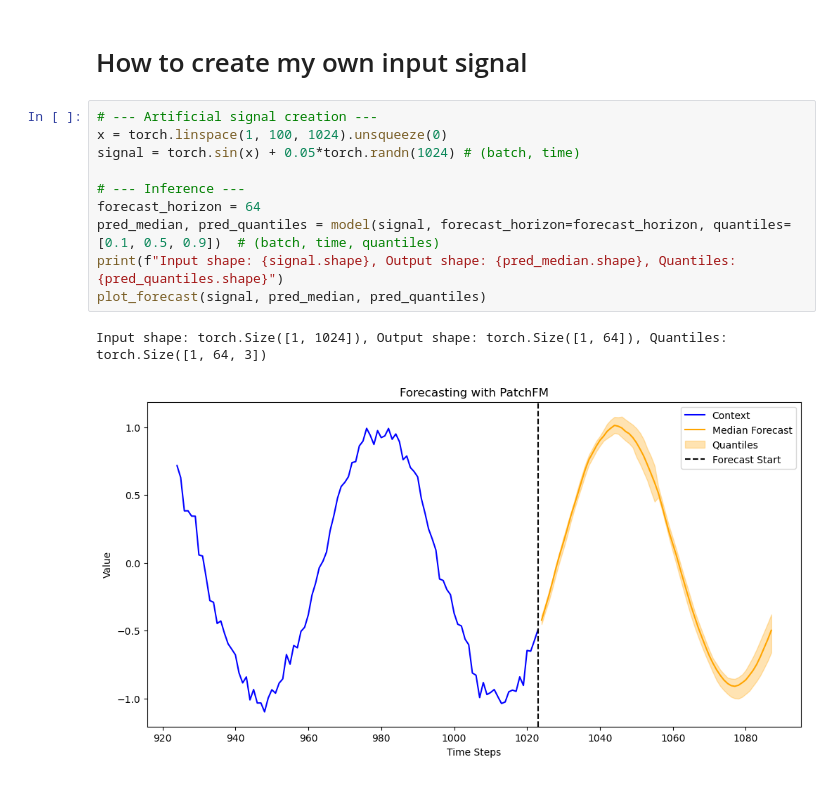
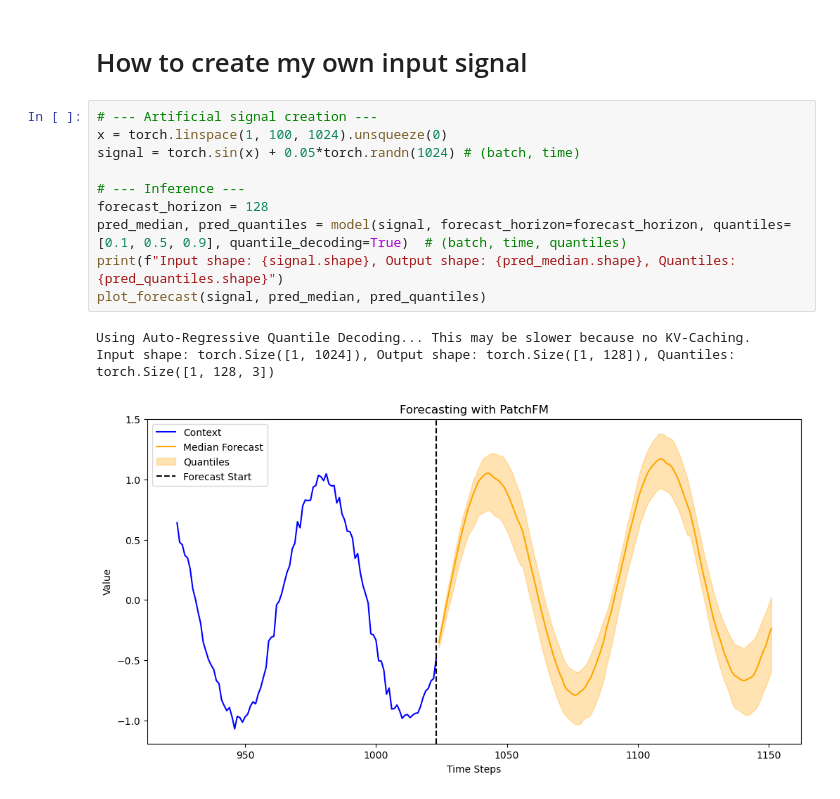
Before and after one commit to vilhess/PatchFM, a Jupyter notebook: notebooks/tutorial.ipynb, the cells around one changed output. Saved outputs shown, nothing was run; the diff lists cells and outputs as text.

Commit message:
quantiledecoding

```diff
--- a/notebooks/tutorial.ipynb
+++ b/notebooks/tutorial.ipynb
@@ -55,13 +55,14 @@ Context shape: (1024,), Target shape: (64,)
 # %%
 # --- Artificial signal creation ---
 x = torch.linspace(1, 100, 1024).unsqueeze(0)
 signal = torch.sin(x) + 0.05*torch.randn(1024) # (batch, time)
 
 # --- Inference ---
-forecast_horizon = 64
-pred_median, pred_quantiles = model(signal, forecast_horizon=forecast_horizon, quantiles=[0.1, 0.5, 0.9])  # (batch, time, quantiles)
+forecast_horizon = 128
+pred_median, pred_quantiles = model(signal, forecast_horizon=forecast_horizon, quantiles=[0.1, 0.5, 0.9], quantile_decoding=True)  # (batch, time, quantiles)
 print(f"Input shape: {signal.shape}, Output shape: {pred_median.shape}, Quantiles: {pred_quantiles.shape}")
 plot_forecast(signal, pred_median, pred_quantiles)
 # %% [output]
-Input shape: torch.Size([1, 1024]), Output shape: torch.Size([1, 64]), Quantiles: torch.Size([1, 64, 3])
+Using Auto-Regressive Quantile Decoding... This may be slower because no KV-Caching.
+Input shape: torch.Size([1, 1024]), Output shape: torch.Size([1, 128]), Quantiles: torch.Size([1, 128, 3])
-[figure, old version]
+[figure, new version]
```
Also changed, not shown: 3 other files.
